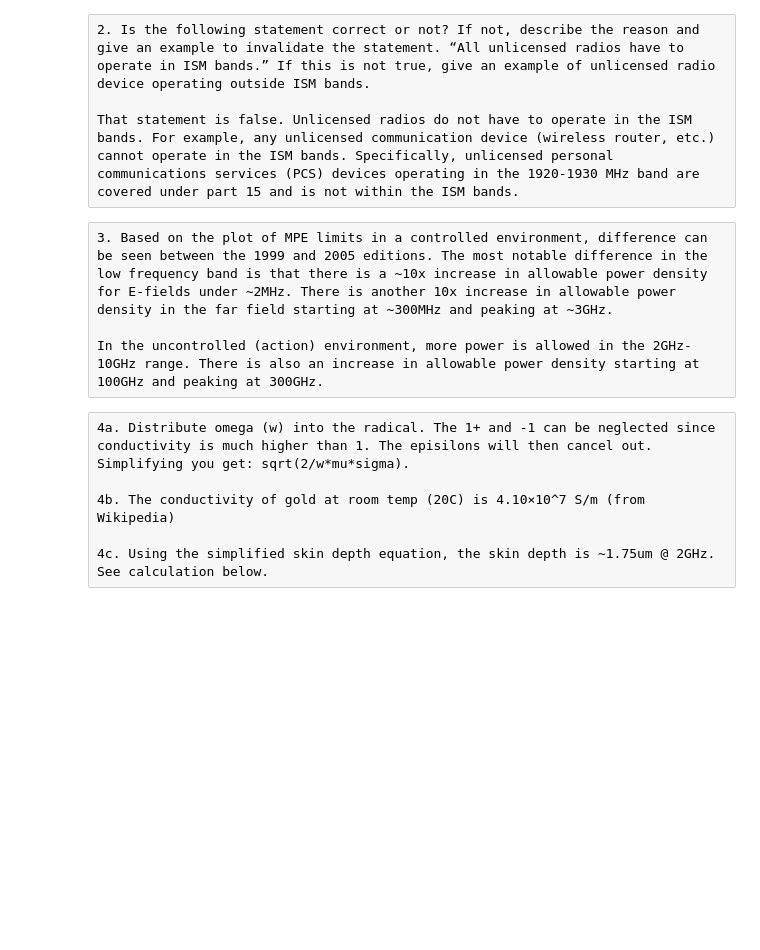
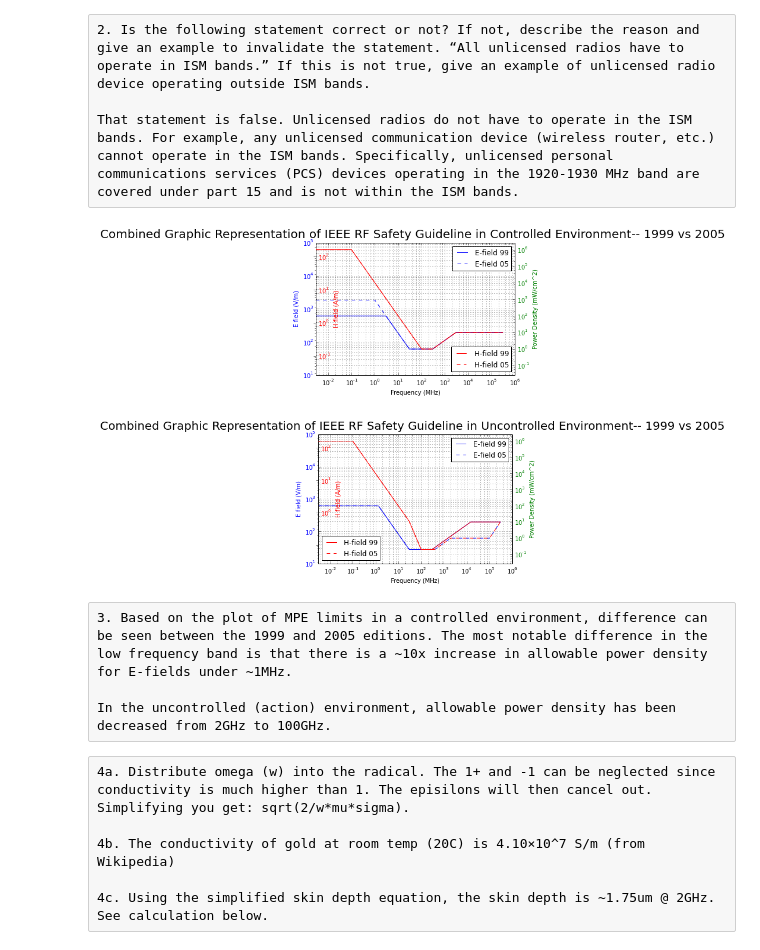
Before and after one commit to AnalogArsonist/rf_safety, a Jupyter notebook: EEE6374_HW2.ipynb, the cells around one changed output. Cells and saved outputs as stored; diff of their text form; code cells hidden in the pictures; blank space fills up the shorter version.

Commit message:
fixed inline plot command

```diff
--- a/EEE6374_HW2.ipynb
+++ b/EEE6374_HW2.ipynb
@@ -16,4 +14,6 @@ That statement is false. Unlicensed radios do not have to operate in the ISM ban
 # %%
+%matplotlib inline
+
 """
 Plotting of IEEE RF Safety Guidelines based on tables and curves in IEEE Std C95.1, 1999 Edition and 2005 Editions.
 The code also overlaps 1999 and 2005 editions for both controlled and uncontrolled (public) environments.
@@ -160,38 +160,41 @@ ax4.callbacks.connect("ylim_changed", convert_E_to_H_U)
 ax5 = ax4.twinx()
 ax6 = ax4.twinx()
 
 # ax4.plot(Ex_99U, Ey_99U, 'b-', Ex_05U, Ey_05U, 'b--')
 line5 = ax4.plot(Ex_99U, Ey_99U, 'b-', label='E-field 99')
 line6 = ax4.plot(Ex_05U, Ey_05U, 'b--', label='E-field 05')
 ax4.legend()
 ax4.set_xlabel('Frequency (MHz)')
 ax4.set_yscale('log')
 ax4.set_xlim(.003, 1000000)
 ax4.set_ylim(10, 100000)
 ax4.set_ylabel('E field (V/m)', color='b')
 for tl in ax4.get_yticklabels():
     tl.set_color('b')
 
 # ax5.plot(Hx_99U,Hy_99U,'r-', Hx_05U, Hy_05U, 'r--')
 line7 = ax5.plot(Hx_99U, Hy_99U, 'r-', label='H-field 99')
 line8 = ax5.plot(Hx_05U, Hy_05U, 'r--', label='H-field 05')
-ax5.legend(loc=4)
+ax5.legend(loc=3)
 ax5.spines['right'].set_position(('axes', 0))
 ax5.set_yscale('log')
 ax5.set_ylabel('H field (A/m)', color='r')
 for tl in ax5.get_yticklabels():
     tl.set_color('r')
 
 ax6.set_yscale('log')
 ax6.set_ylabel('Power Density (mW/cm^2)', color='g')
 for tl in ax6.get_yticklabels():
     tl.set_color('g')
 
 plt.show()
+# %% [output]
+[figure, added]
+[figure, added]
 # %% [raw]
-3. Based on the plot of MPE limits in a controlled environment, difference can be seen between the 1999 and 2005 editions. The most notable difference in the low frequency band is that there is a ~10x increase in allowable power density for E-fields under ~2MHz. There is another 10x increase in allowable power density in the far field starting at ~300MHz and peaking at ~3GHz.
+3. Based on the plot of MPE limits in a controlled environment, difference can be seen between the 1999 and 2005 editions. The most notable difference in the low frequency band is that there is a ~10x increase in allowable power density for E-fields under ~1MHz.
 
-In the uncontrolled (action) environment, more power is allowed in the 2GHz-10GHz range. There is also an increase in allowable power density starting at 100GHz and peaking at 300GHz.
+In the uncontrolled (action) environment, allowable power density has been decreased from 2GHz to 100GHz.
 # %% [raw]
 4a. Distribute omega (w) into the radical. The 1+ and -1 can be neglected since conductivity is much higher than 1. The episilons will then cancel out. Simplifying you get: sqrt(2/w*mu*sigma).
 
```
Also changed, not shown: parts of 1 cell of this notebook.
